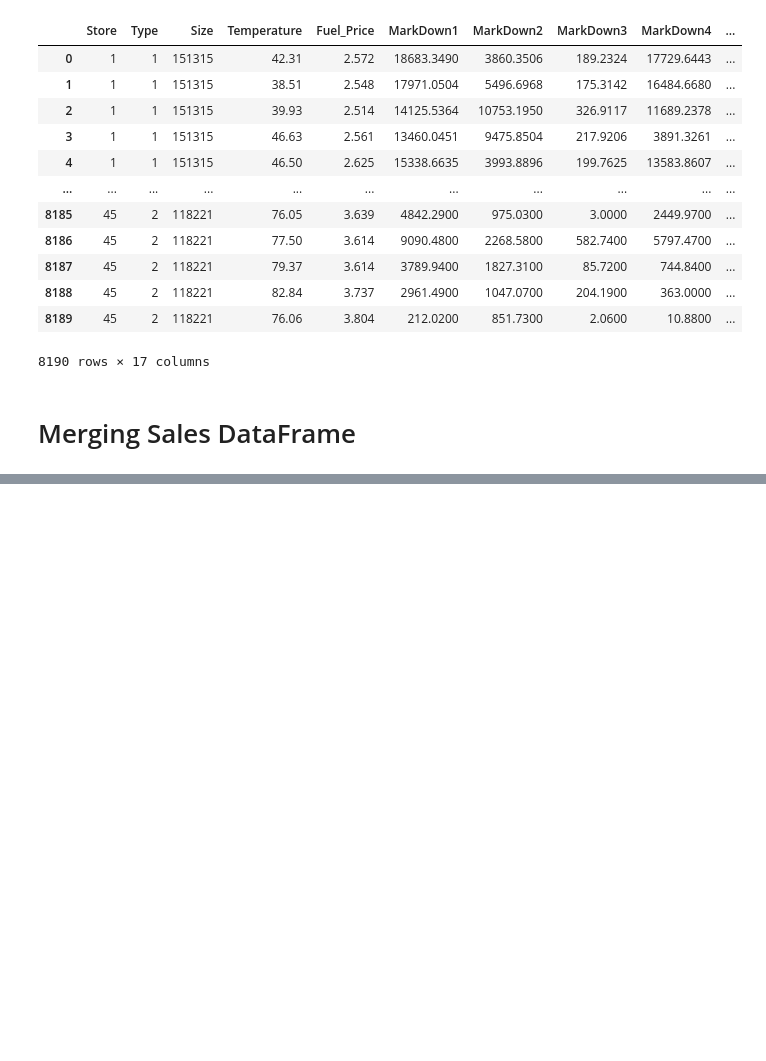
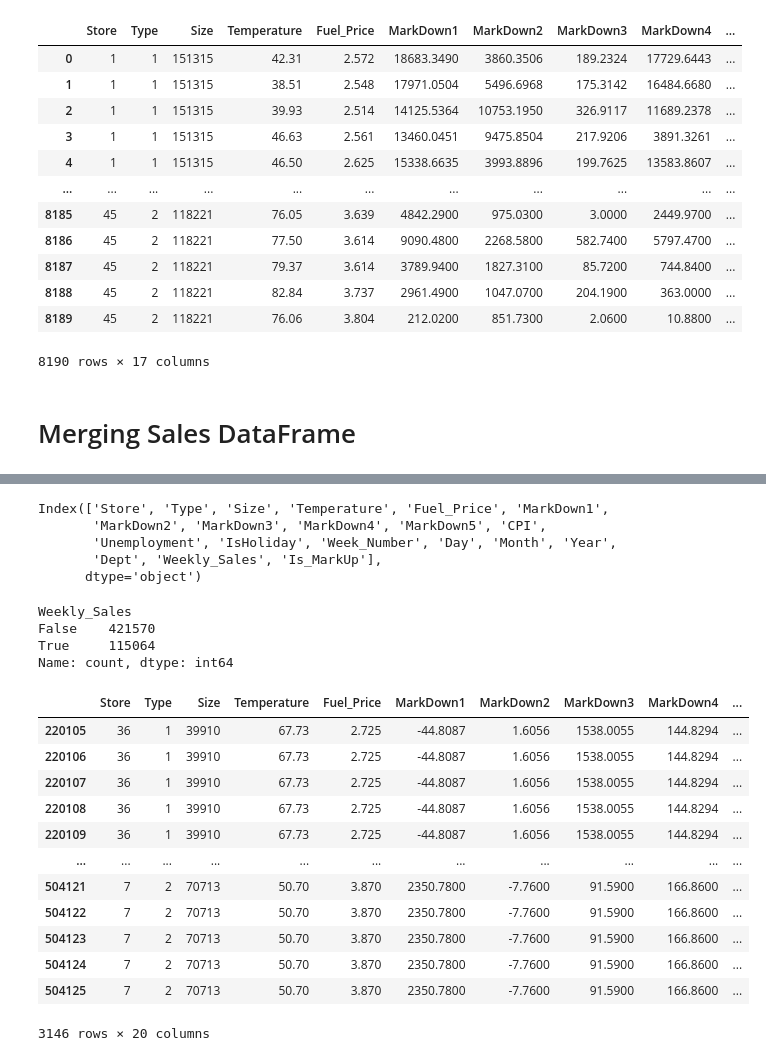
Before and after one commit to Prakash-Kani/Retail-Sales-Prediction, a Jupyter notebook: preprocessing.ipynb, the cells around one changed output, grey strips where cells are left out. Cells and saved outputs as stored; diff of their text form; code cells hidden in the pictures; blank space fills up the shorter version.

Commit message:
Handled all Null Values and Combined all Datasets.

```diff
--- a/preprocessing.ipynb
+++ b/preprocessing.ipynb
@@ -1108,0 +1189,33 @@ feature_notnull_df
+# %%
+df.rename(columns = {'IsHoliday_x':'IsHoliday'}, inplace = True)
+df.drop(columns=['IsHoliday_y', 'Date'],axis =1, inplace = True)
+df.columns
+# %% [output]
+Index(['Store', 'Type', 'Size', 'Temperature', 'Fuel_Price', 'MarkDown1',
+       'MarkDown2', 'MarkDown3', 'MarkDown4', 'MarkDown5', 'CPI',
+       'Unemployment', 'IsHoliday', 'Week_Number', 'Day', 'Month', 'Year',
+       'Dept', 'Weekly_Sales', 'Is_MarkUp'],
+      dtype='object')
+# %%
+df.Weekly_Sales.isna().value_counts()
+# %% [output]
+Weekly_Sales
+False    421570
+True     115064
+Name: count, dtype: int64
+# %%
+df[(df.MarkDown1<0) | (df.MarkDown2<0) |(df.MarkDown3<0) | (df.MarkDown4<0) | (df.MarkDown5<0)]
+# %% [output]
+|  | Store | Type | Size | Temperature | Fuel_Price | MarkDown1 | MarkDown2 | MarkDown3 | MarkDown4 | ... |
+| 220105 | 36 | 1 | 39910 | 67.73 | 2.725 | -44.8087 | 1.6056 | 1538.0055 | 144.8294 | ... |
+| 220106 | 36 | 1 | 39910 | 67.73 | 2.725 | -44.8087 | 1.6056 | 1538.0055 | 144.8294 | ... |
+| 220107 | 36 | 1 | 39910 | 67.73 | 2.725 | -44.8087 | 1.6056 | 1538.0055 | 144.8294 | ... |
+| 220108 | 36 | 1 | 39910 | 67.73 | 2.725 | -44.8087 | 1.6056 | 1538.0055 | 144.8294 | ... |
+| 220109 | 36 | 1 | 39910 | 67.73 | 2.725 | -44.8087 | 1.6056 | 1538.0055 | 144.8294 | ... |
+| ... | ... | ... | ... | ... | ... | ... | ... | ... | ... | ... |
+| 504121 | 7 | 2 | 70713 | 50.70 | 3.870 | 2350.7800 | -7.7600 | 91.5900 | 166.8600 | ... |
+| 504122 | 7 | 2 | 70713 | 50.70 | 3.870 | 2350.7800 | -7.7600 | 91.5900 | 166.8600 | ... |
+| 504123 | 7 | 2 | 70713 | 50.70 | 3.870 | 2350.7800 | -7.7600 | 91.5900 | 166.8600 | ... |
+| 504124 | 7 | 2 | 70713 | 50.70 | 3.870 | 2350.7800 | -7.7600 | 91.5900 | 166.8600 | ... |
+| 504125 | 7 | 2 | 70713 | 50.70 | 3.870 | 2350.7800 | -7.7600 | 91.5900 | 166.8600 | ... |
+3146 rows × 20 columns
```
Also changed, not shown: parts of 21 cells of this notebook.
